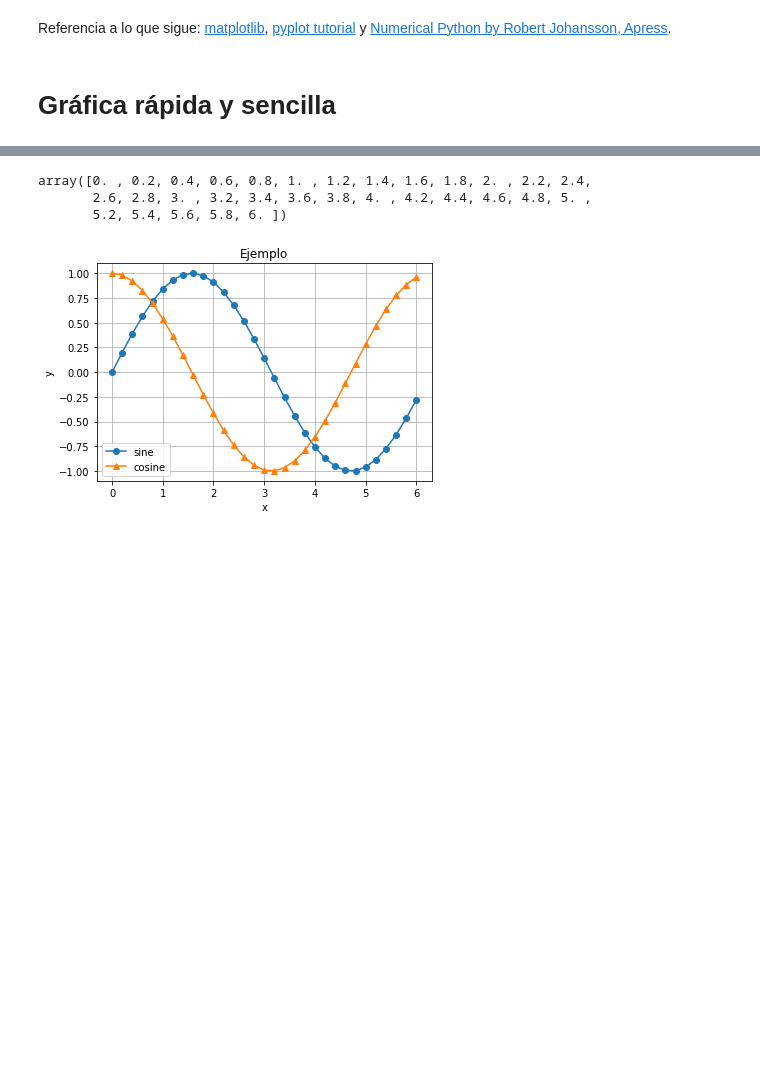
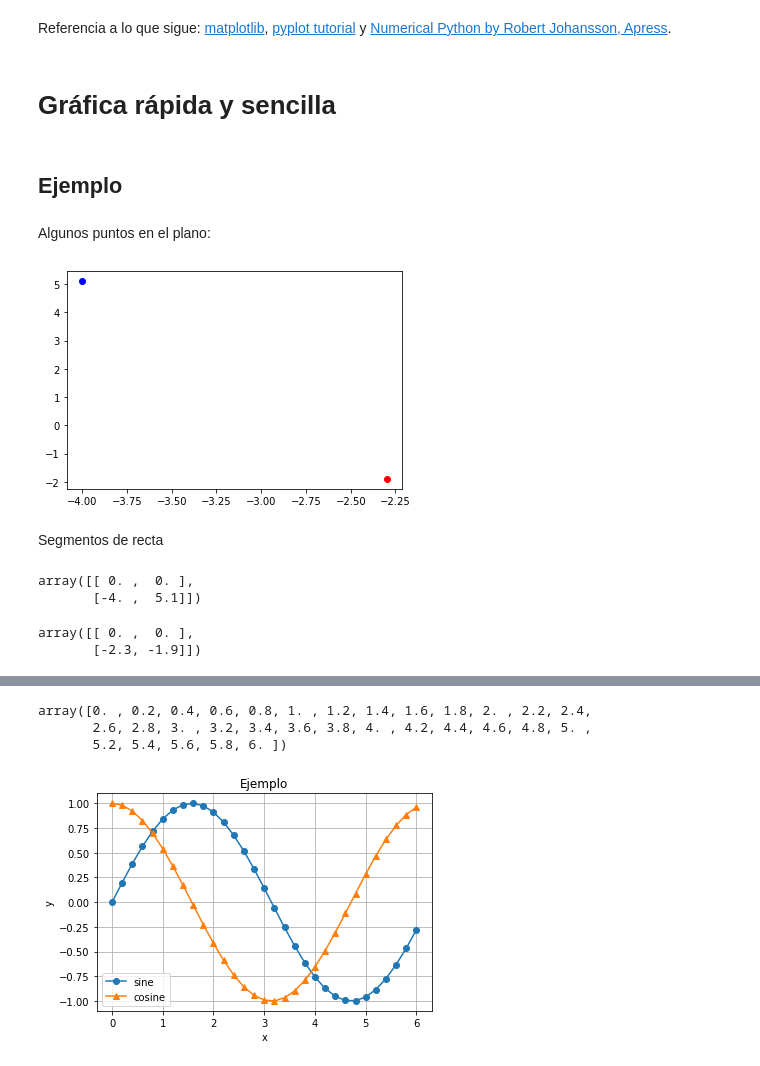
Before and after one commit to palmoreck/laboratorios, a Jupyter notebook: introduccion/3_Matplotlib.ipynb, the cells around one changed output, grey strips where cells are left out. Saved outputs shown, nothing was run; the diff lists cells and outputs as text; code cells hidden in the pictures; blank space fills up the shorter version.

```diff
--- a/introduccion/3_Matplotlib.ipynb
+++ b/introduccion/3_Matplotlib.ipynb
@@ -7,2 +6,17 @@ import math
 # %% [markdown]
 # Gráfica rápida y sencilla
+# %% [markdown]
+## Ejemplo
+# %% [markdown]
+Algunos puntos en el plano:
+# %%
+point1 = (-4, 5.1)
+point2 = (-2.3, -1.9)
+# %%
+plt.scatter(point1[0], point1[1], color="blue") #usamos la función de scatter
+plt.scatter(point2[0], point2[1], color="red")
+plt.show() #usamos show para insertar en el notebook la gráfica (aunque podríamos omitirlo)
+# %% [output]
+[figure, added]
+# %% [markdown]
+Segmentos de recta
@@ -8,0 +26,5 @@ import math
+# %%
+line_seg1
+# %% [output]
+array([[ 0. ,  0. ],
+       [-4. ,  5.1]])
@@ -8,0 +34,5 @@ import math
+# %%
+line_seg2
+# %% [output]
+array([[ 0. ,  0. ],
+       [-2.3, -1.9]])
```
Also changed, not shown: parts of 27 cells of this notebook.
